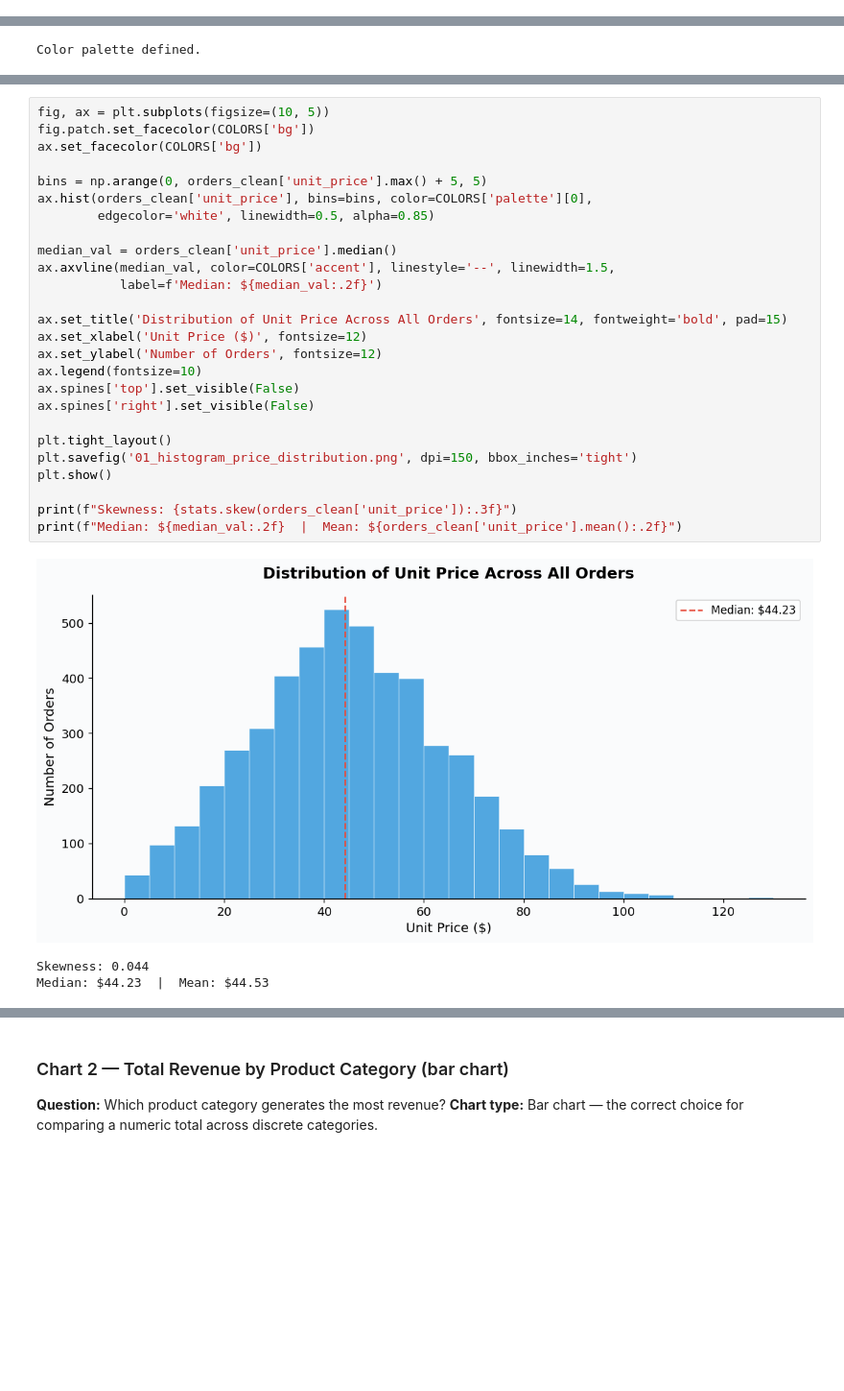
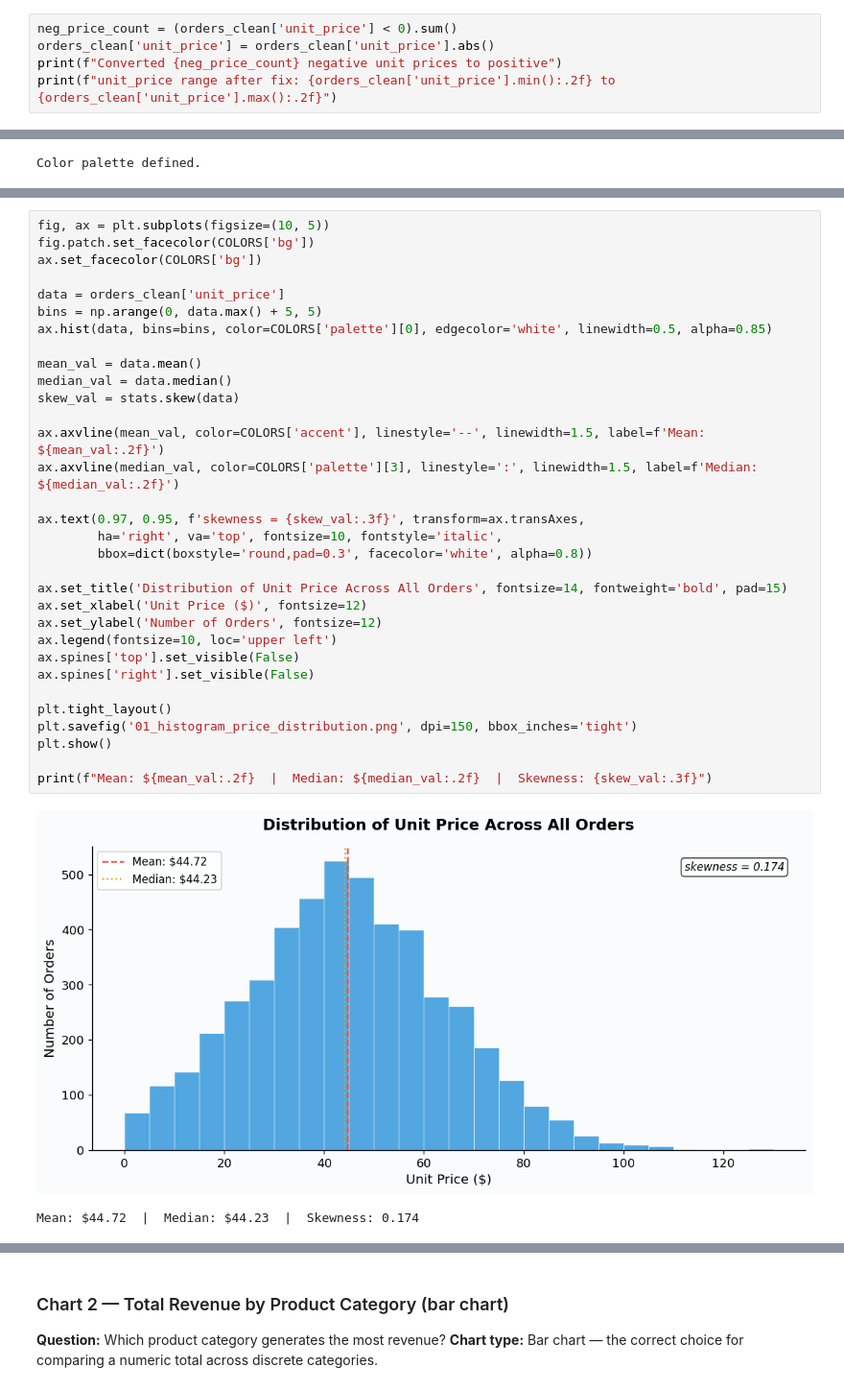
Before and after one commit to memoona-zahur/Integration-Assignment_Full-EDA-Pipeline-on-a-New-Dataset, a Jupyter notebook: week5_thursday_eda.ipynb, the cells around one changed output, grey strips where cells are left out. Shown at 96% size. Saved outputs shown, nothing was run; the diff lists cells and outputs as text; blank space fills up the shorter version.

```diff
--- a/week5_thursday_eda.ipynb
+++ b/week5_thursday_eda.ipynb
@@ -309,0 +340,5 @@ quantity range after fix: 1 to 7
+# %%
+neg_price_count = (orders_clean['unit_price'] < 0).sum()
+orders_clean['unit_price'] = orders_clean['unit_price'].abs()
+print(f"Converted {neg_price_count} negative unit prices to positive")
+print(f"unit_price range after fix: {orders_clean['unit_price'].min():.2f} to {orders_clean['unit_price'].max():.2f}")
@@ -421,31 +610,36 @@ Color palette defined.
 # %%
 fig, ax = plt.subplots(figsize=(10, 5))
 fig.patch.set_facecolor(COLORS['bg'])
 ax.set_facecolor(COLORS['bg'])
 
-bins = np.arange(0, orders_clean['unit_price'].max() + 5, 5)
-ax.hist(orders_clean['unit_price'], bins=bins, color=COLORS['palette'][0],
-        edgecolor='white', linewidth=0.5, alpha=0.85)
+data = orders_clean['unit_price']
+bins = np.arange(0, data.max() + 5, 5)
+ax.hist(data, bins=bins, color=COLORS['palette'][0], edgecolor='white', linewidth=0.5, alpha=0.85)
 
-median_val = orders_clean['unit_price'].median()
-ax.axvline(median_val, color=COLORS['accent'], linestyle='--', linewidth=1.5,
-           label=f'Median: ${median_val:.2f}')
+mean_val = data.mean()
+median_val = data.median()
+skew_val = stats.skew(data)
+
+ax.axvline(mean_val, color=COLORS['accent'], linestyle='--', linewidth=1.5, label=f'Mean: ${mean_val:.2f}')
+ax.axvline(median_val, color=COLORS['palette'][3], linestyle=':', linewidth=1.5, label=f'Median: ${median_val:.2f}')
+
+ax.text(0.97, 0.95, f'skewness = {skew_val:.3f}', transform=ax.transAxes,
+        ha='right', va='top', fontsize=10, fontstyle='italic',
+        bbox=dict(boxstyle='round,pad=0.3', facecolor='white', alpha=0.8))
 
 ax.set_title('Distribution of Unit Price Across All Orders', fontsize=14, fontweight='bold', pad=15)
 ax.set_xlabel('Unit Price ($)', fontsize=12)
 ax.set_ylabel('Number of Orders', fontsize=12)
-ax.legend(fontsize=10)
+ax.legend(fontsize=10, loc='upper left')
 ax.spines['top'].set_visible(False)
 ax.spines['right'].set_visible(False)
 
 plt.tight_layout()
 plt.savefig('01_histogram_price_distribution.png', dpi=150, bbox_inches='tight')
 plt.show()
 
-print(f"Skewness: {stats.skew(orders_clean['unit_price']):.3f}")
-print(f"Median: ${median_val:.2f}  |  Mean: ${orders_clean['unit_price'].mean():.2f}")
+print(f"Mean: ${mean_val:.2f}  |  Median: ${median_val:.2f}  |  Skewness: {skew_val:.3f}")
 # %% [output]
-[figure, old version]
+[figure, new version]
-Skewness: 0.044
-Median: $44.23  |  Mean: $44.53
+Mean: $44.72  |  Median: $44.23  |  Skewness: 0.174
 # %% [markdown]
```
Also changed, not shown: parts of 76 cells of this notebook, 8 other files.
